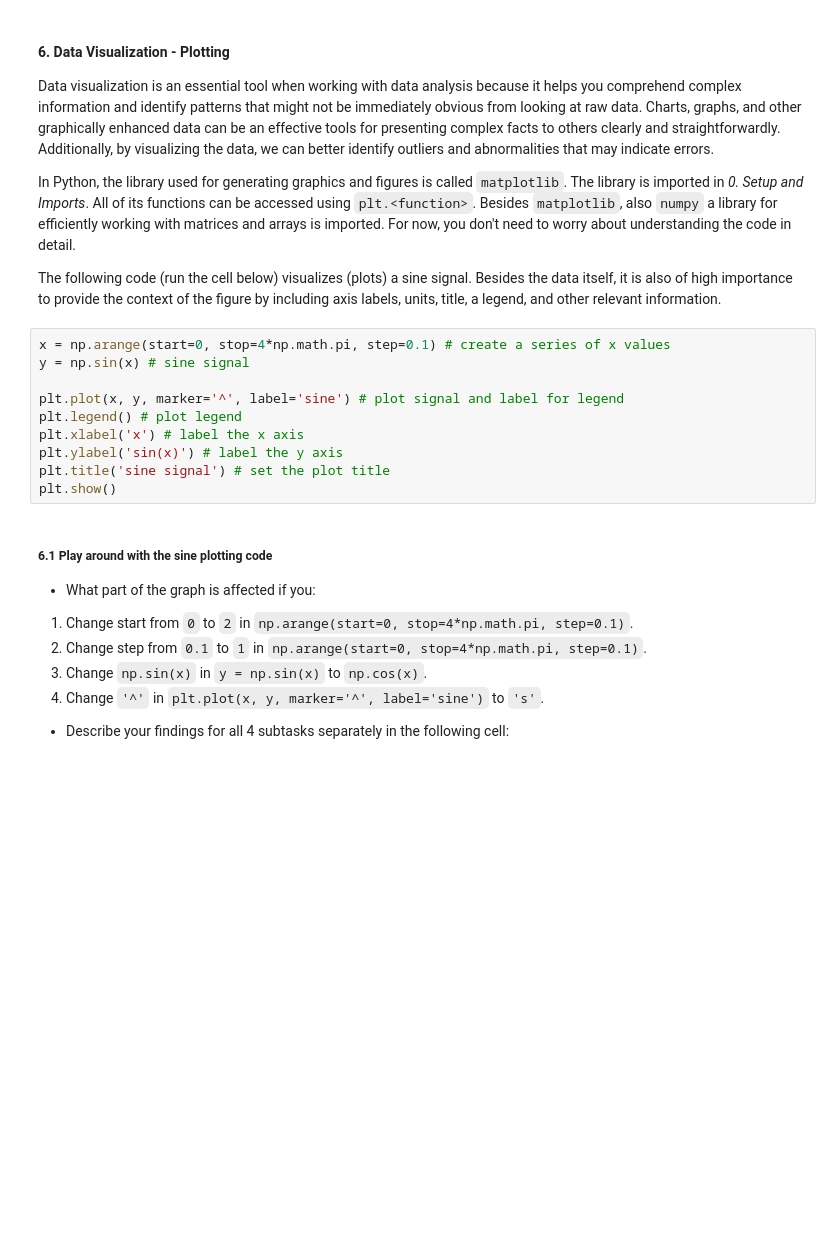
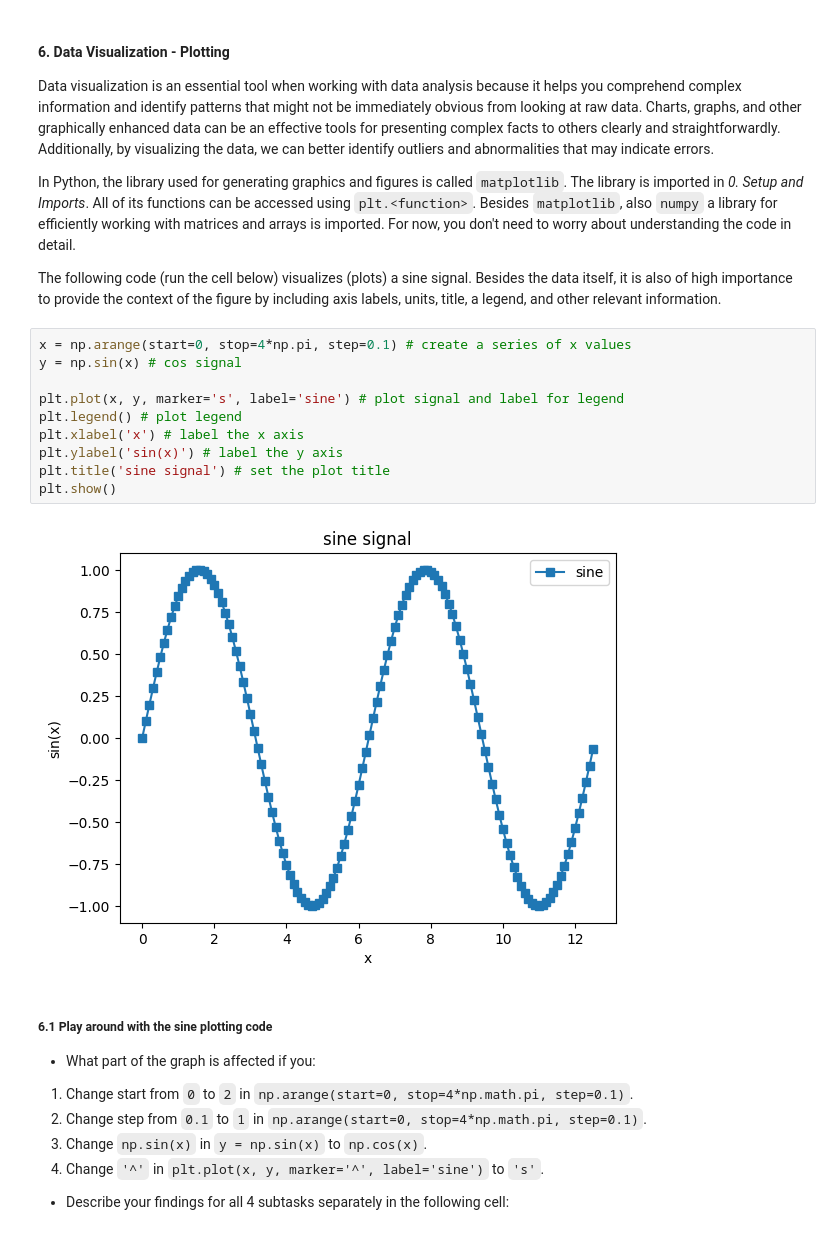
Before and after one commit to ashwin-159-nair/ADSinMed-Psy, a Jupyter notebook: 1_python_basics_I.ipynb, the cells around one changed output. Cells and saved outputs as stored; diff of their text form; blank space fills up the shorter version.

```diff
--- a/1_python_basics_I.ipynb
+++ b/1_python_basics_I.ipynb
@@ -294,15 +326,17 @@ In Python, the library used for generating graphics and figures is called ``matp
 
 The following code (run the cell below) visualizes (plots) a sine signal. Besides the data itself, it is also of high importance to provide the context of the figure by including axis labels, units, title, a legend, and other relevant information.
 # %%
-x = np.arange(start=0, stop=4*np.math.pi, step=0.1) # create a series of x values
-y = np.sin(x) # sine signal
+x = np.arange(start=0, stop=4*np.pi, step=0.1) # create a series of x values
+y = np.sin(x) # cos signal
 
-plt.plot(x, y, marker='^', label='sine') # plot signal and label for legend
+plt.plot(x, y, marker='s', label='sine') # plot signal and label for legend
 plt.legend() # plot legend
 plt.xlabel('x') # label the x axis
 plt.ylabel('sin(x)') # label the y axis
 plt.title('sine signal') # set the plot title
 plt.show()
+# %% [output]
+[figure, added]
 # %% [markdown]
 ##### 6.1 Play around with the sine plotting code
 * What part of the graph is affected if you:
```
Also changed, not shown: parts of 28 cells of this notebook.
